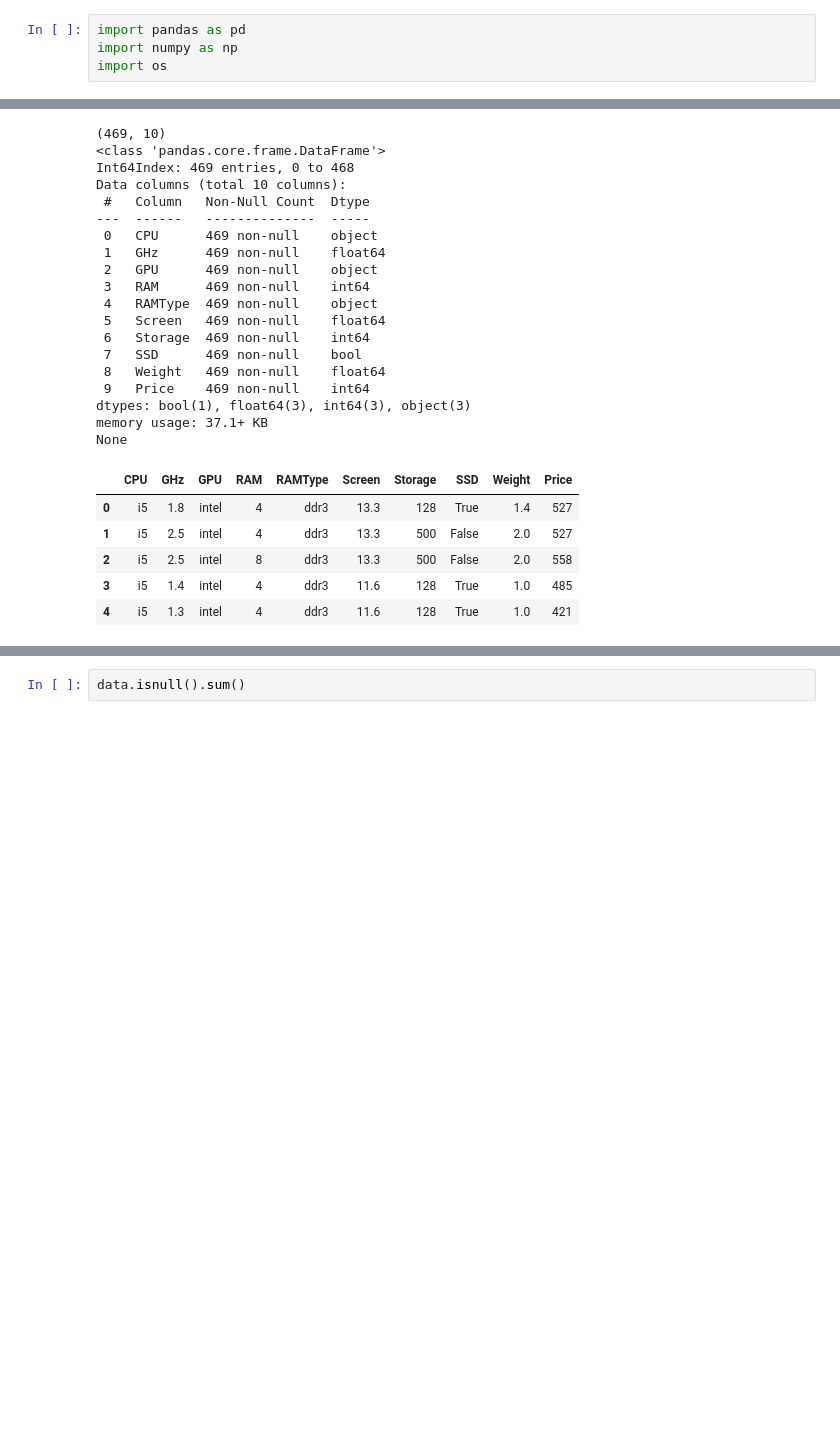
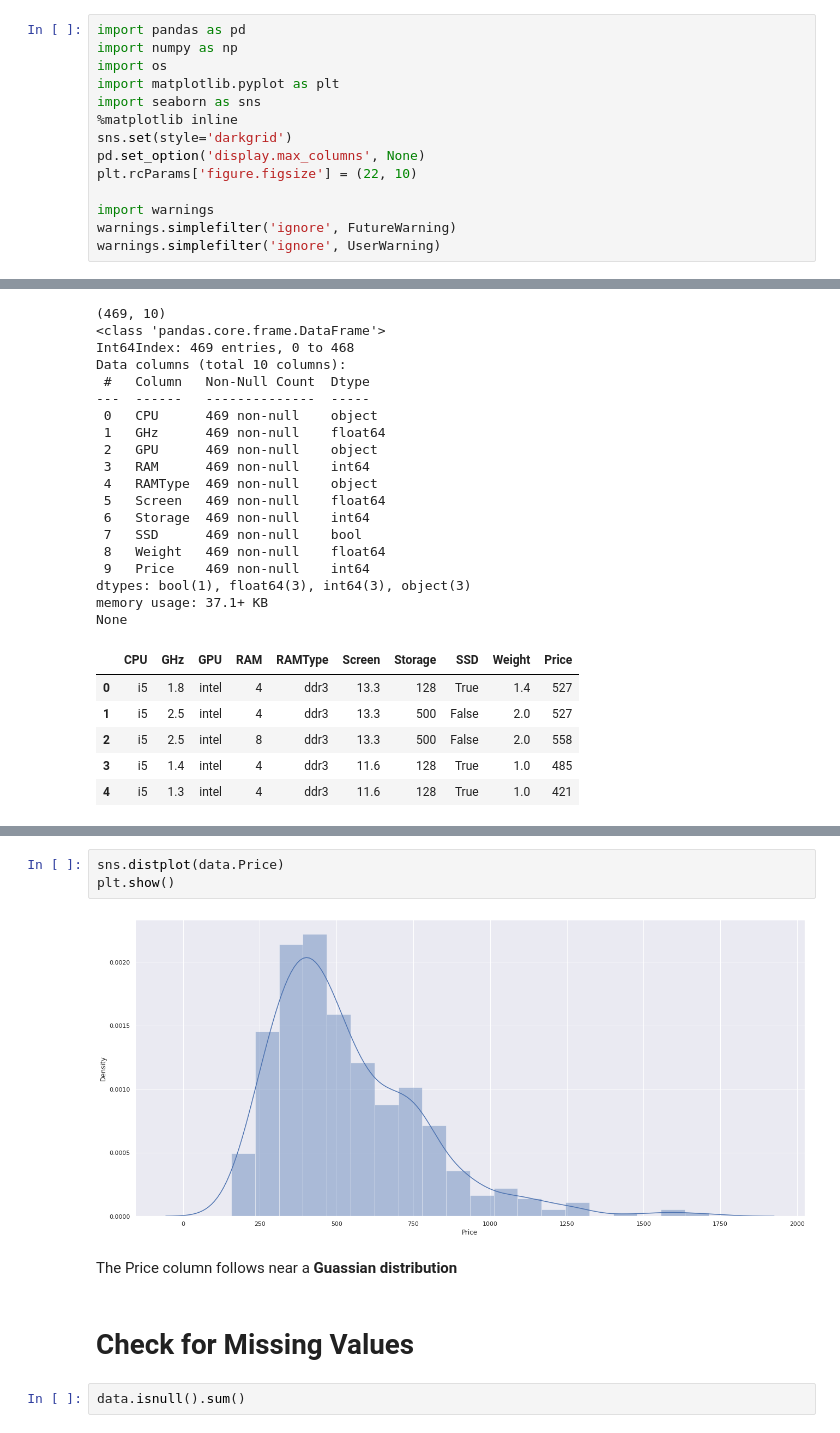
Before and after one commit to danielAdama/laptop-price-prediction, a Jupyter notebook: src/LaptopPriceTrainer/LaptopDataPreparation.ipynb, the cells around one changed output, grey strips where cells are left out. Drawn from its saved outputs; the diff is of its cells as text; blank space fills up the shorter version.

Commit message:
Price Exploration

```diff
--- a/src/LaptopPriceTrainer/LaptopDataPreparation.ipynb
+++ b/src/LaptopPriceTrainer/LaptopDataPreparation.ipynb
@@ -2,3 +4,13 @@
 import pandas as pd
 import numpy as np
 import os
+import matplotlib.pyplot as plt
+import seaborn as sns
+%matplotlib inline
+sns.set(style='darkgrid')
+pd.set_option('display.max_columns', None)
+plt.rcParams['figure.figsize'] = (22, 10)
+
+import warnings
+warnings.simplefilter('ignore', FutureWarning)
+warnings.simplefilter('ignore', UserWarning)
@@ -52,3 +81,12 @@ None
+# %%
+sns.distplot(data.Price)
+plt.show()
+# %% [output]
+[figure, added]
+# %% [markdown]
+The Price column follows near a **Guassian distribution**
+# %% [markdown]
+# Check for Missing Values
 # %%
 data.isnull().sum()
 # %% [output]
```
Also changed, not shown: parts of 10 cells of this notebook.
